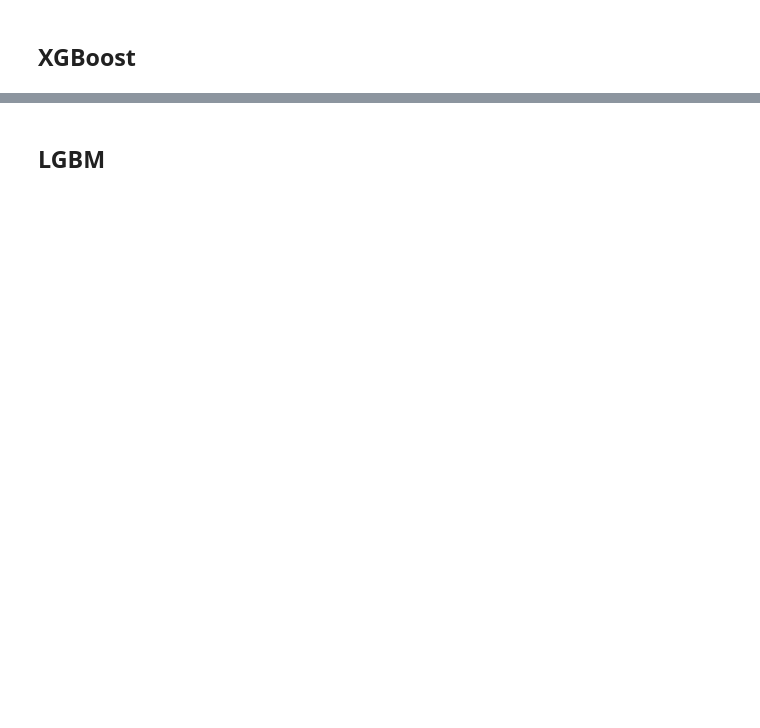
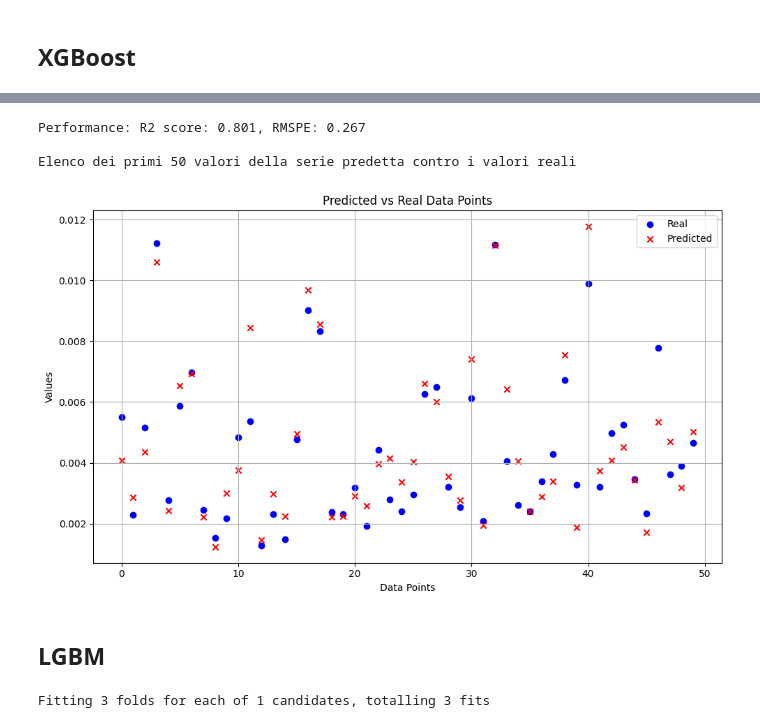
Before and after one commit to leorm2002/Realized-volatility-ML, a Jupyter notebook: notebook.ipynb, the cells around one changed output, grey strips where cells are left out. Drawn from its saved outputs; the diff is of its cells as text; code cells hidden in the pictures; blank space fills up the shorter version.

```diff
--- a/notebook.ipynb
+++ b/notebook.ipynb
@@ -573,11 +721,4 @@ param_grid = {
     'min_samples_leaf': [1, 2, 4],
     'bootstrap': [True, False]
 }
-param_grid = {
-
-}
-
-rf = RandomForestRegressor(random_state=3107, max_features="sqrt", n_jobs=-1, verbose = 1)
-gs = GridSearchCV(estimator=rf, cv=2, param_grid=param_grid, scoring='neg_mean_squared_error',n_jobs=1, verbose=1)
-gs = get_preprocessing_pipeline(gs)
-gs.fit(x_train, y_train)
+rf_gs = get_random_forest(param_grid, x_train, y_train)
@@ -623,2 +725,7 @@ Elenco dei primi 50 valori della serie predetta contro i valori reali
 # %% [markdown]
 ## XGBoost
+# %%
+from xgboost import XGBRegressor
+xgbm = XGBRegressor(objective='reg:squarederror', reg_alpha=0.0, reg_lambda=1.0, n_estimators=200, verbose_eval=True)
+xgbm = get_preprocessing_pipeline(xgbm)
+xgbm.fit(x_train, y_train)
@@ -625,2 +754,9 @@ Elenco dei primi 50 valori della serie predetta contro i valori reali
+# %%
+evaluate_model(xgbm, x_test, y_test, False)
+# %% [output]
+Performance: R2 score: 0.801, RMSPE: 0.267
+
+Elenco dei primi 50 valori della serie predetta contro i valori reali
+[figure, added]
 # %% [markdown]
 ## LGBM
@@ -626,0 +779,4 @@ Elenco dei primi 50 valori della serie predetta contro i valori reali
+# %%
+lgbm_no_params = get_model({}, x_train, y_train)
+# %% [output]
+Fitting 3 folds for each of 1 candidates, totalling 3 fits
```
Also changed, not shown: parts of 56 cells of this notebook.
